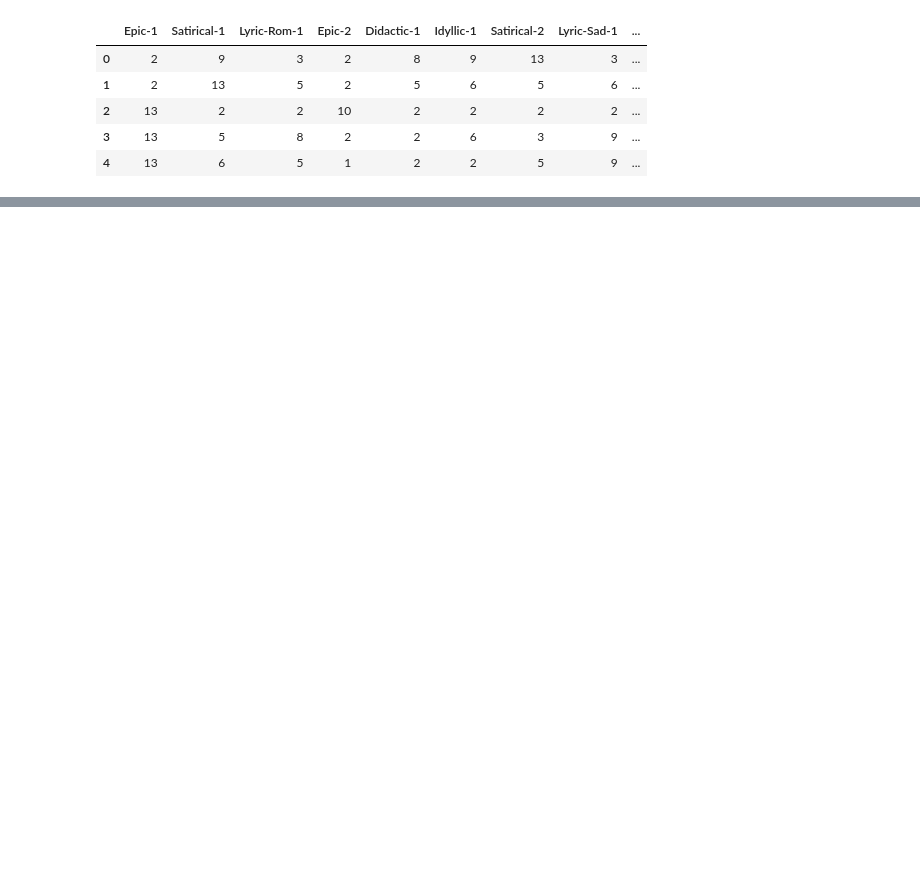
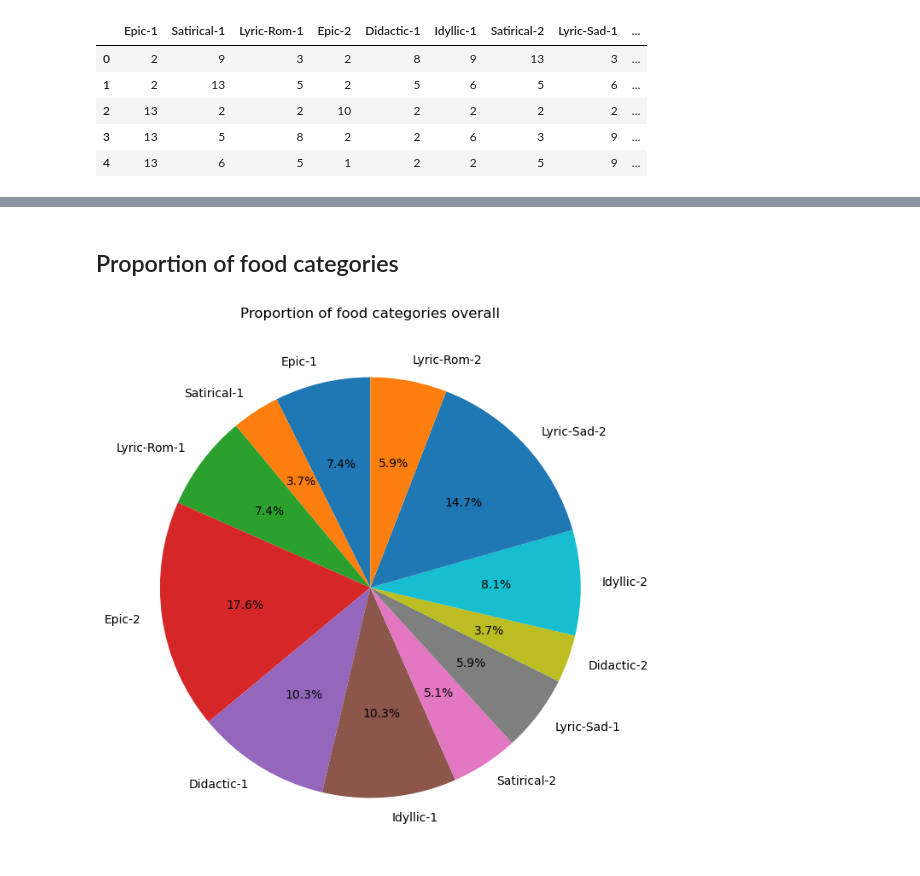
Before and after one commit to piyush-mk/TDA-Storytelling, a Jupyter notebook: notebook.ipynb, the cells around one changed output, grey strips where cells are left out. Cells and saved outputs as stored; diff of their text form; code cells hidden in the pictures; blank space fills up the shorter version.

```diff
--- a/notebook.ipynb
+++ b/notebook.ipynb
@@ -4,5 +4,5 @@ import pandas as pd
 import matplotlib.pyplot as plt
 import seaborn as sns
 # %%
-pd=pd.read_excel("Dataset/dataset.xlsx")
+df=pd.read_excel("Dataset/dataset.xlsx")
 # %%
@@ -16,0 +84,7 @@ pd.head()
+# %%
+# frequency distribution of food categories
+food_columns = ["Epic-1", "Satirical-1", "Lyric-Rom-1", "Epic-2", "Didactic-1",
+                "Idyllic-1", "Satirical-2", "Lyric-Sad-1", "Didactic-2",
+                "Idyllic-2", "Lyric-Sad-2", "Lyric-Rom-2"]
+food_counts = df[food_columns].apply(pd.Series.value_counts)
+print(food_counts)
@@ -16,0 +109,13 @@ pd.head()
+# %% [markdown]
+## Proportion of food categories
+# %%
+food_counts = df[food_columns].apply(pd.Series.value_counts, normalize=True)
+food_counts = food_counts.loc[1, :]
+
+
+plt.figure(figsize=(8, 8))
+plt.pie(food_counts, labels=food_counts.index, autopct="%1.1f%%", startangle=90)
+plt.title("Proportion of food categories overall")
+plt.show()
+# %% [output]
+[figure, added]
```
Also changed, not shown: parts of 26 cells of this notebook, 1 other file.
